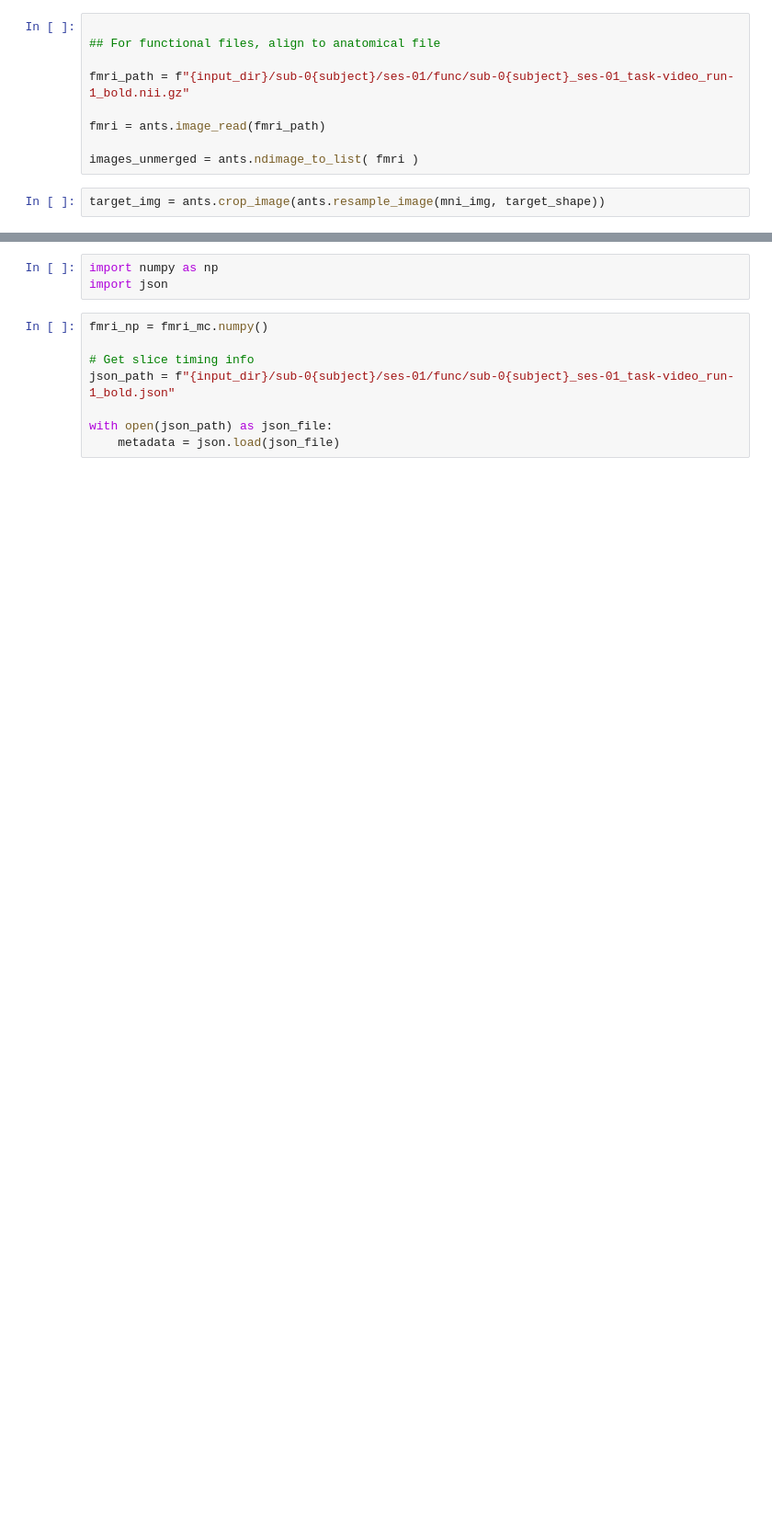
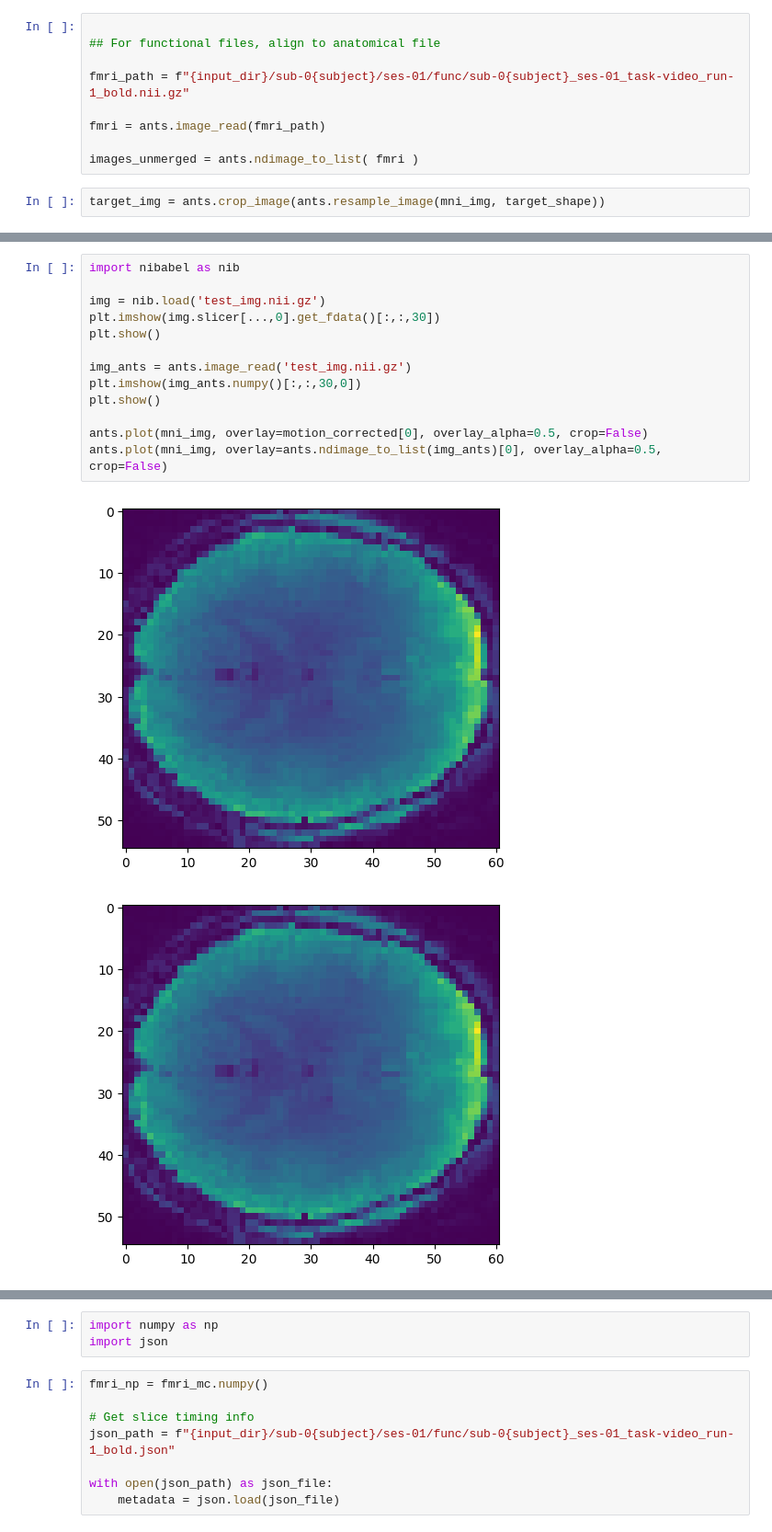
Before and after one commit to dariusvalevicius/decoder-construction, a Jupyter notebook: preprocessor.ipynb, the cells around one changed output, grey strips where cells are left out. Shown at 92% size. Saved outputs shown, nothing was run; the diff lists cells and outputs as text; blank space fills up the shorter version.

```diff
--- a/preprocessor.ipynb
+++ b/preprocessor.ipynb
@@ -141,0 +177,16 @@ plt.imshow(fmri_mc.numpy()[:,:,30,0])
+# %%
+import nibabel as nib
+
+img = nib.load('test_img.nii.gz')
+plt.imshow(img.slicer[...,0].get_fdata()[:,:,30])
+plt.show()
+
+img_ants = ants.image_read('test_img.nii.gz')
+plt.imshow(img_ants.numpy()[:,:,30,0])
+plt.show()
+
+ants.plot(mni_img, overlay=motion_corrected[0], overlay_alpha=0.5, crop=False)
+ants.plot(mni_img, overlay=ants.ndimage_to_list(img_ants)[0], overlay_alpha=0.5, crop=False)
+# %% [output]
+[figure, added]
+[figure, added]
```
Also changed, not shown: parts of 10 cells of this notebook, 1 other file.
